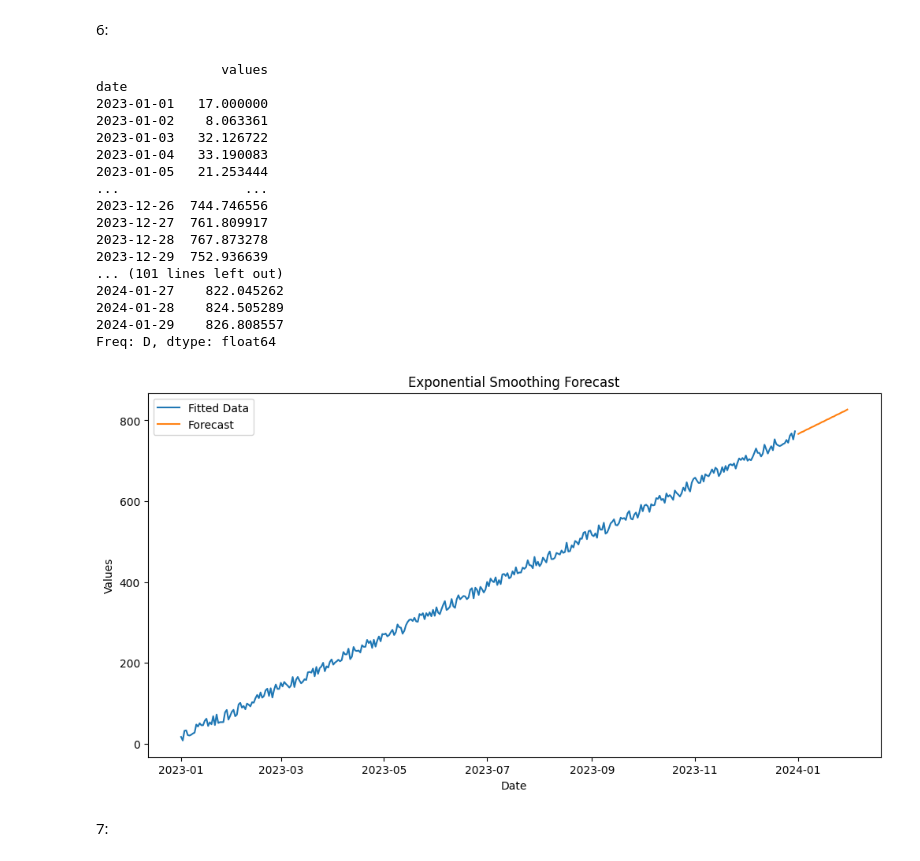
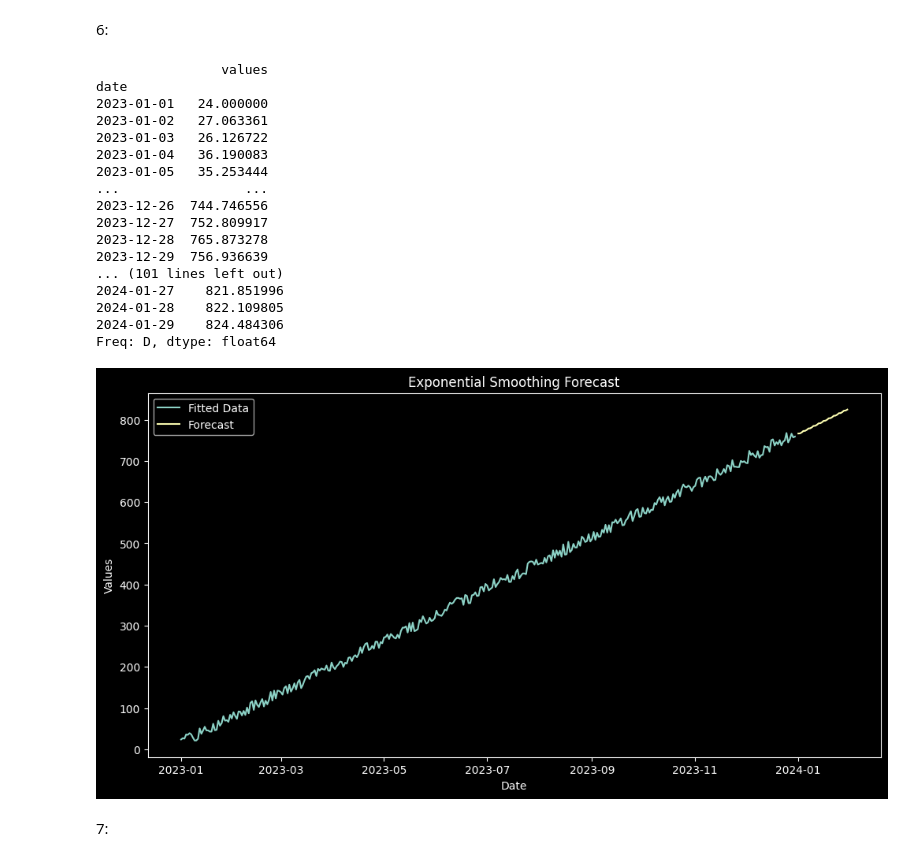
Before and after one commit to haroontrailblazer/EDA, a Jupyter notebook: Time series plots/opt.ipynb, the cells around one changed output. Saved outputs shown, nothing was run; the diff lists cells and outputs as text; code cells hidden in the pictures.

```diff
--- a/Time series plots/opt.ipynb
+++ b/Time series plots/opt.ipynb
@@ -5,26 +5,31 @@ import pandas as pd
 import matplotlib.pyplot as pt
 import numpy as np
 import seaborn as sp
+
 #creating a date from 01-01-2021 to 30-12-2030
 #the data dosen't contains any noise you easily visualize an positive linear trend in it
 date=pd.date_range(start='01-01-21',end='30-12-30',freq='M')
+
 #creating a valus column with parallel to date range
 values=np.linspace(1,750,len(date))
 ip=values+np.random.random_integers(1,40,len(date))
 df=pd.DataFrame({'date':date,'values':ip})
+
 #creating seperate column for year,day,month
 df['year']=df['date'].dt.year
 df['day']=df['date'].dt.day
 df['month']=df['date'].dt.month
 print(df)
 df.info()
+
+pt.style.use('dark_background')
 pt.plot(df['date'],df['values'],linestyle='-',marker='o',color='red',label='trends')
 pt.title('time series analysis')
 pt.xlabel('date')
 pt.ylabel('values')
 pt.legend()
 pt.show()
-sp.set_style='whitegrid'
+
 sp.lineplot(x=df['date'],y=df['values'],label='trends')
 pt.title('time series analysis')
 pt.xlabel('date')
@@ -57,19 +62,25 @@ memory usage: 3.4 KB
 import pandas as pd
 import matplotlib.pyplot as pt
 import numpy as np
-import seaborn as sp
 from statsmodels.tsa.seasonal import seasonal_decompose
+
 #creating a date from 01-01-2021 to 30-12-2030
 #the data dosen't contains any noise you easily visualize an positive linear trend in it
-date=pd.date_range(start='01-01-21',end='30-12-30',freq='m')
+date=pd.date_range(start='01-01-21',end='30-12-30',freq='D')
+
 #creating a valus column with parallel to date range
 values=np.linspace(1,750,len(date))
 ip=values+np.random.random_integers(1,30,len(date))
 df=pd.DataFrame({'date':date,'values':ip})
+
+#Seasonal decomposition
 s=seasonal_decompose(df["values"],model='additive',period=9)
 e=s.resid
 t=s.trend
 s=s.seasonal
+
+#plotting the data
+pt.style.use('dark_background')
 pt.figure(figsize=(14,10))
 pt.subplot(411)
 pt.plot(df['date'],df['values'],label='Original values',color='grey')
@@ -97,22 +108,31 @@ import pandas as pd
 import matplotlib.pyplot as pt
 import numpy as np
 from statsmodels.tsa.stattools import adfuller
+
 #creating a date from 01-01-2021 to 30-12-2030
 #the data dosen't contains any noise you easily visualize an positive linear trend in it
-date=pd.date_range(start='01-01-21',end='30-12-30',freq='ME')
+date=pd.date_range(start='01-01-21',end='30-12-30',freq='M')
+
 #creating a valus column with parallel to date range
 values=np.linspace(1,1000,len(date))
+
 #creating noise over a linear data
 ip=values+np.random.random_integers(1,100,len(date))
 df=pd.DataFrame({'date':date,'values':ip})
+
 #finding hypothesis
 r=adfuller(df['values'],autolag="AIC")
 if r[1]<=0.05:
     print("Rject null hypothesis.The time series is likely stationary")
 else:
     print("The time series may contains a 'Trend'")
+
+#calculating the differenciated values
 df['dvalues']=df['values'].diff()
 print(df)
+
+#plotting the data
+pt.style.use('dark_background')
 pt.plot(df['date'],df['values'],label='Original values',color="red")
 pt.plot(df['date'],df['dvalues'],label='Differenciated values',color="purple")
 pt.legend()
@@ -189,17 +215,24 @@ import matplotlib.pyplot as pt
 import numpy as np
 from statsmodels.graphics.tsaplots import plot_acf
 from statsmodels.graphics.tsaplots import plot_pacf
+
 #creating a date from 01-01-2021 to 30-12-2030
 #the data dosen't contains any noise you easily visualize an positive linear trend in it
-date=pd.date_range(start='01-01-21',end='30-12-30',freq='h')
+date=pd.date_range(start='01-01-21',end='30-12-30',freq='H')
+
 #creating a valus column with parallel to date range
 values=np.linspace(1,1000,len(date))
+
 #creating noise over the data
 ip=values+np.random.random_integers(1,100,len(date))
 df=pd.DataFrame({'date':date,'values':ip})
 df.set_index('date',inplace=True)
 print(df)
+
+
+#ACF Plots
 lags=[20,40,50]
+pt.style.use('dark_background')
 for i in lags:
     plot_acf(df['values'],lags=i,label=i)
     pt.legend()
@@ -240,6 +273,7 @@ import numpy as np
 from statsmodels.tsa.holtwinters import SimpleExpSmoothing
 from statsmodels.tsa.holtwinters import ExponentialSmoothing
 import matplotlib.pyplot as mp
+
 date=pd.date_range(start='01-01-2023',end='30-12-2023',freq='D')
 values=np.linspace(1,750,len(date))
 ip=values+np.random.random_integers(1,30,len(date))
@@ -247,47 +281,52 @@ f1=values+np.random.random_integers(1,30,len(date))
 df=pd.DataFrame({'date':date,'values':ip,'featue1':f1})
 dfc=df[["date","values"]].set_index("date")
 print(dfc)
+
 model=SimpleExpSmoothing(dfc['values'])
 r=model.fit()
 print(r.summary())
 dmodel=ExponentialSmoothing(dfc['values'],trend='additive')
 s=dmodel.fit()
 print(s.summary())
 tmodel=ExponentialSmoothing(dfc['values'],trend='additive',seasonal='add',seasonal_periods=3)
 t=tmodel.fit()
 print(t.summary())
+
 s=30
 y=t.forecast(steps=s)
 print(dfc)
 print(y)
 d = pd.date_range(start='2024-01-01', periods=s)
+
+# Plotting the results
+mp.style.use('dark_background')
 mp.figure(figsize=(12, 6))
 mp.plot(dfc['values'], label='Fitted Data')
 mp.plot(d, y, label='Forecast')
 mp.title('Exponential Smoothing Forecast')
 mp.xlabel('Date')
 mp.ylabel('Values')
 mp.legend()
 mp.show()
 # %% [output]
                 values
 date
-2023-01-01   17.000000
-2023-01-02    8.063361
-2023-01-03   32.126722
-2023-01-04   33.190083
-2023-01-05   21.253444
+2023-01-01   24.000000
+2023-01-02   27.063361
+2023-01-03   26.126722
+2023-01-04   36.190083
+2023-01-05   35.253444
 ...                ...
 2023-12-26  744.746556
-2023-12-27  761.809917
-2023-12-28  767.873278
-2023-12-29  752.936639
+2023-12-27  752.809917
+2023-12-28  765.873278
+2023-12-29  756.936639
 ... (101 lines left out)
-2024-01-27    822.045262
-2024-01-28    824.505289
-2024-01-29    826.808557
+2024-01-27    821.851996
+2024-01-28    822.109805
+2024-01-29    824.484306
 Freq: D, dtype: float64
-[figure, old version]
+[figure, new version]
 # %% [markdown]
 7:
 # %%
```
Also changed, not shown: parts of 6 cells of this notebook, 11 other files.
